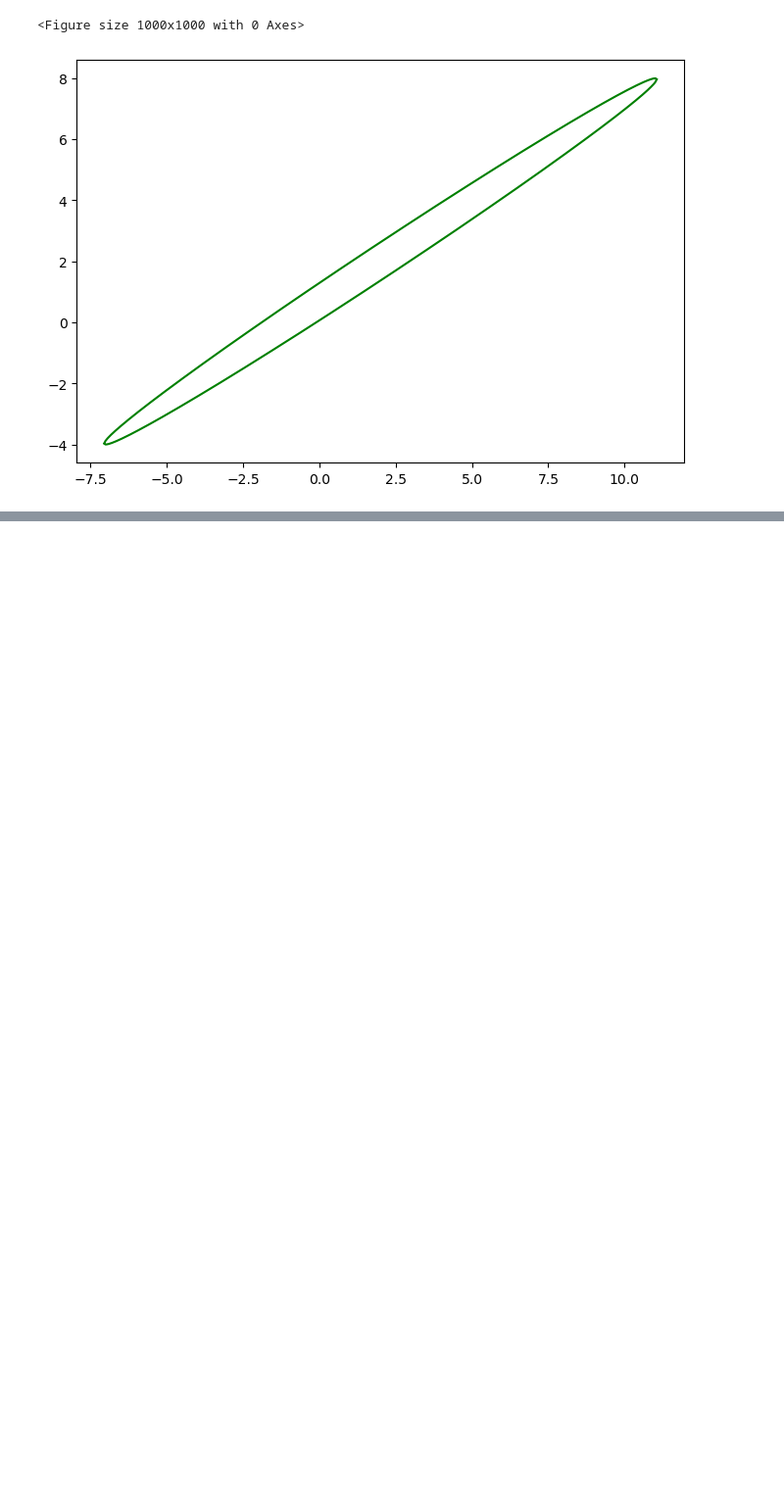
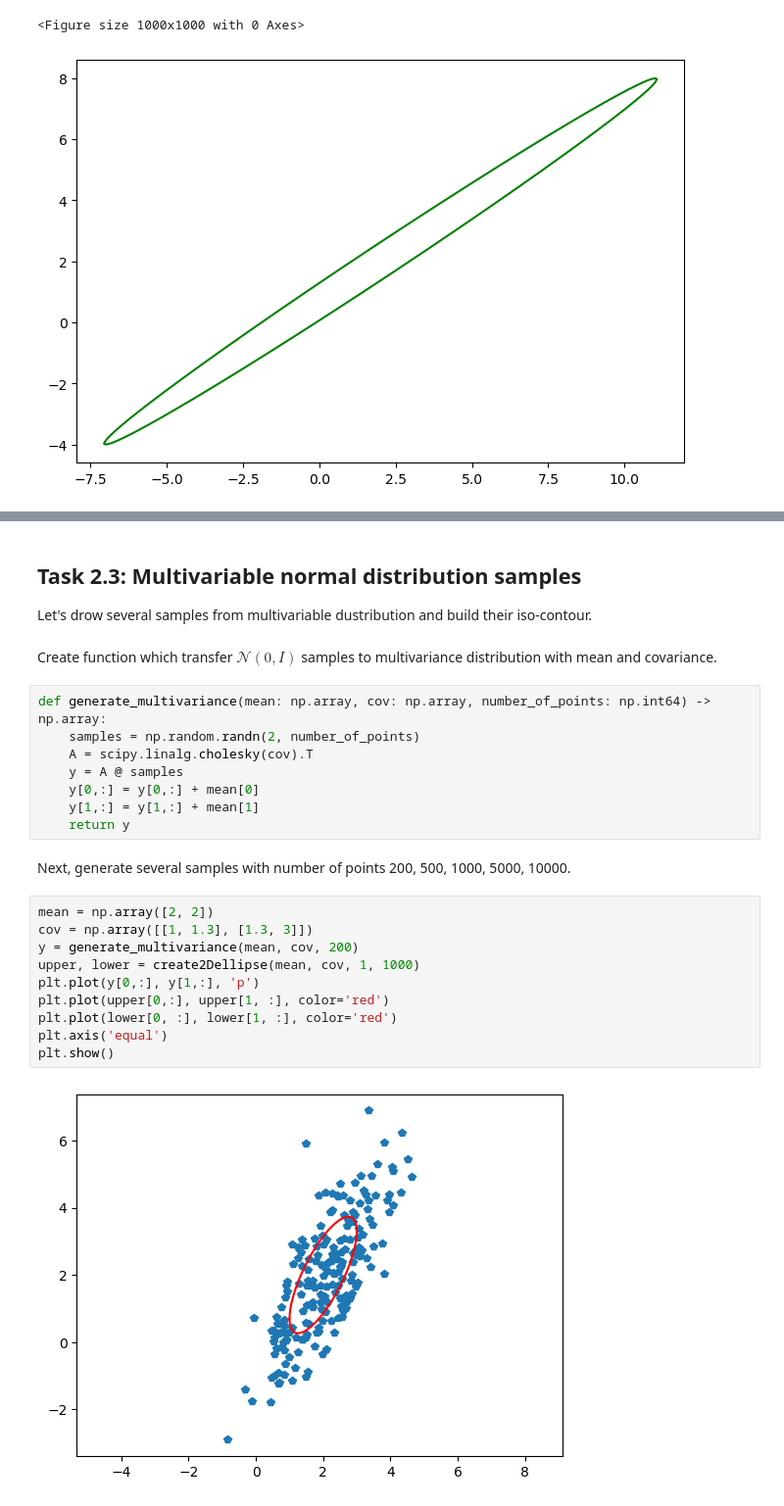
Before and after one commit to LaGrunje/PerceptionInRobotics, a Jupyter notebook: PS1/AlexanderLepinskikh_PS1.ipynb, the cells around one changed output, grey strips where cells are left out. Shown at 98% size. Drawn from its saved outputs; the diff is of its cells as text; blank space fills up the shorter version.

```diff
--- a/PS1/AlexanderLepinskikh_PS1.ipynb
+++ b/PS1/AlexanderLepinskikh_PS1.ipynb
@@ -250,0 +326,27 @@ plot2dcov(mean, cov, 3, 1000, color='green', type='line')
+# %% [markdown]
+## Task 2.3: Multivariable normal distribution samples
+Let's drow several samples from multivariable dustribution and build their iso-contour.
+# %% [markdown]
+Create function which transfer $\mathcal{N}(0, I)$ samples to multivariance distribution with mean and covariance.
+# %%
+def generate_multivariance(mean: np.array, cov: np.array, number_of_points: np.int64) -> np.array:
+    samples = np.random.randn(2, number_of_points)
+    A = scipy.linalg.cholesky(cov).T
+    y = A @ samples
+    y[0,:] = y[0,:] + mean[0]
+    y[1,:] = y[1,:] + mean[1]
+    return y
+# %% [markdown]
+Next, generate several samples with number of points 200, 500, 1000, 5000, 10000.
+# %%
+mean = np.array([2, 2])
+cov = np.array([[1, 1.3], [1.3, 3]])
+y = generate_multivariance(mean, cov, 200)
+upper, lower = create2Dellipse(mean, cov, 1, 1000)
+plt.plot(y[0,:], y[1,:], 'p')
+plt.plot(upper[0,:], upper[1, :], color='red')
+plt.plot(lower[0, :], lower[1, :], color='red')
+plt.axis('equal')
+plt.show()
+# %% [output]
+[figure, added]
```
Also changed, not shown: parts of 34 cells of this notebook.
